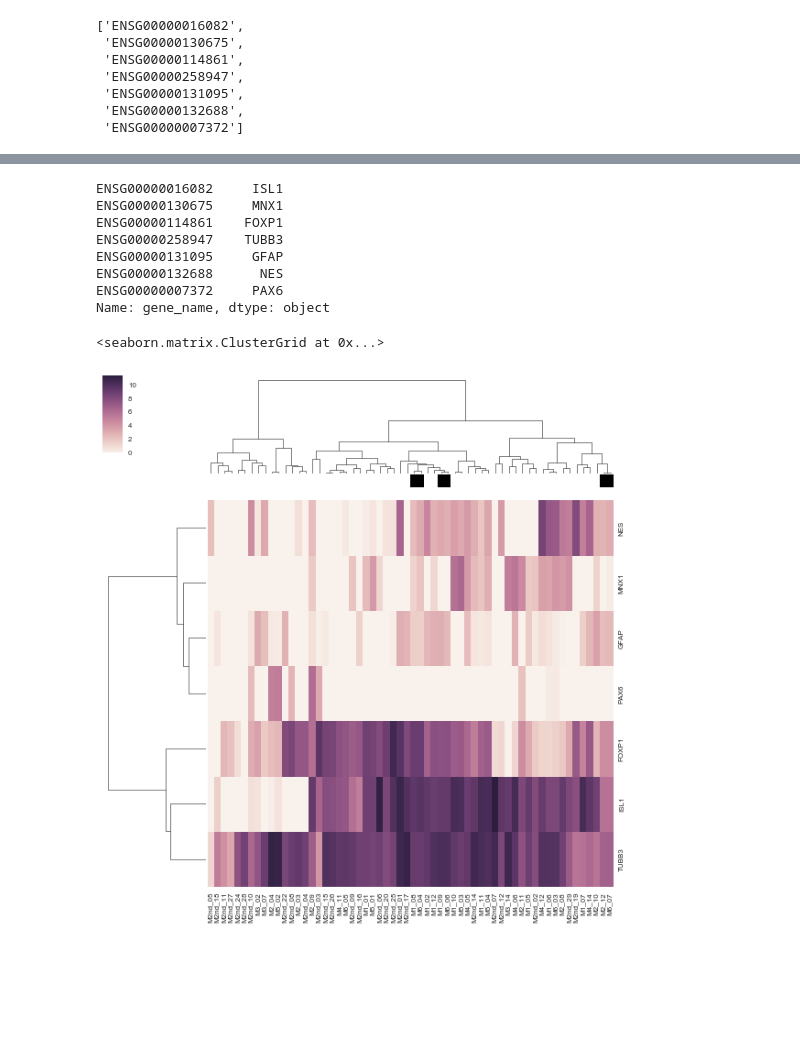
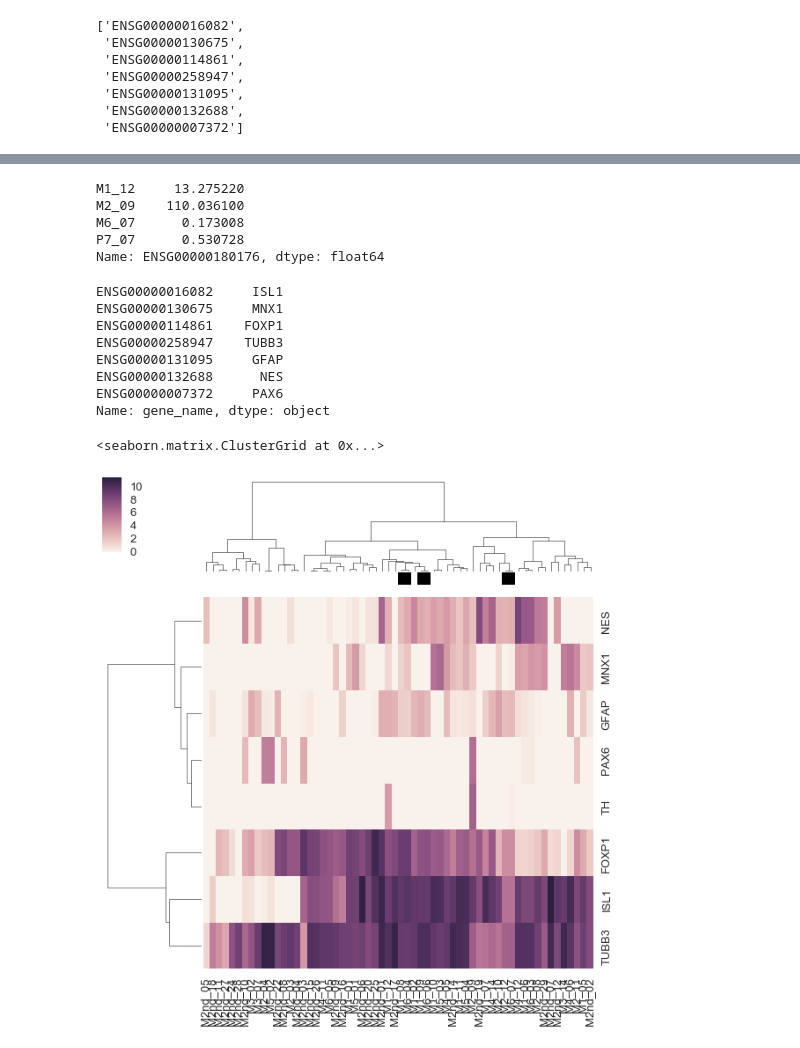
Before and after one commit to YeoLab/singlecell_pnm, a Jupyter notebook: 6._Figure_6/005_dig_into_mature_mns.ipynb, the cells around one changed output, grey strips where cells are left out. Drawn from its saved outputs; the diff is of its cells as text; code cells hidden in the pictures; blank space fills up the shorter version.

Commit message:
add supplemental figures for reviewers

```diff
--- a/6._Figure_6/005_dig_into_mature_mns.ipynb
+++ b/6._Figure_6/005_dig_into_mature_mns.ipynb
@@ -184,7 +184,7 @@ de_result_significant_symbols.head()
 # %%
 de_result_significant_symbols.to_csv('{}/differential_expression_groups_bonferonni{}.csv'.format(figure_folder, p_value), index=False)
 # %%
-sns.set(style='white', context='paper')
+sns.set(style='white', context='talk')
 # %%
 for group, df in de_result_significant_symbols.groupby('group'):
     samples = remaining_motor_neurons.tolist() + interesting_cells[group]
@@ -295,0 +298,2 @@ cleber_neuronal_markers.head()
+# %%
+sns.set(context='talk')
@@ -328,7 +410,7 @@ de_result_significant_symbols.query('neuronal_marker == "True"')
 # %% [markdown]
 ## MN markers from Florian
 # %%
-mn_markers_symbols = ['ISL1', 'ISL2', 'MNX1', 'FOXP1', 'CHAT', 'TUBB3', 'GFAP', 'NES', 'PAX6']
+mn_markers_symbols = ['ISL1', 'ISL2', 'MNX1', 'FOXP1', 'CHAT', 'TUBB3', 'GFAP', 'NES', 'PAX6', 'TH']
 mn_markers_ids = list(itertools.chain(*[study.expression.maybe_renamed_to_feature_id(x) for x in mn_markers_symbols]))
 mn_markers_ids
 # %% [output]
@@ -341,0 +430,3 @@ mn_markers_ids
+# %%
+mn_markers_ids += ['ENSG00000180176']
+mn_markers_ids
@@ -342,3 +442,11 @@ mn_markers_ids
+# %%
+study.expression.data_original['ENSG00000180176'].replace(0, np.nan).dropna()
+# %% [output]
+M1_12     13.275220
+M2_09    110.036100
+M6_07      0.173008
+P7_07      0.530728
+Name: ENSG00000180176, dtype: float64
 # %%
 study.expression.feature_data.loc[mn_markers_ids, 'gene_name']
 # %% [output]
@@ -353,16 +461,16 @@ Name: gene_name, dtype: object
 # %%
 outliers = study.sample_subset_to_sample_ids('outlier')
 # %%
-data = study.expression.data.loc[single_motor_neurons, mn_markers_ids].T
+data = np.log2(study.expression.data_original.loc[single_motor_neurons, mn_markers_ids].T+1)
 
 yticklabels = study.expression.feature_data.loc[mn_markers_ids, 'gene_name']
 
 interesting_group_colors = ['black' if x in interesting_cells_individual else 'white' for x in data.columns]
 outlier_colors = ['grey' if x in outliers else 'white' for x in data.columns]
 
 side_colors = [interesting_group_colors, outlier_colors]
 
 sns.clustermap(data, method='ward', yticklabels=yticklabels, col_colors=side_colors)
 # %% [output]
 <seaborn.matrix.ClusterGrid at 0x...>
-[figure, old version]
+[figure, new version]
```
Also changed, not shown: parts of 13 cells of this notebook, 49 other files.
